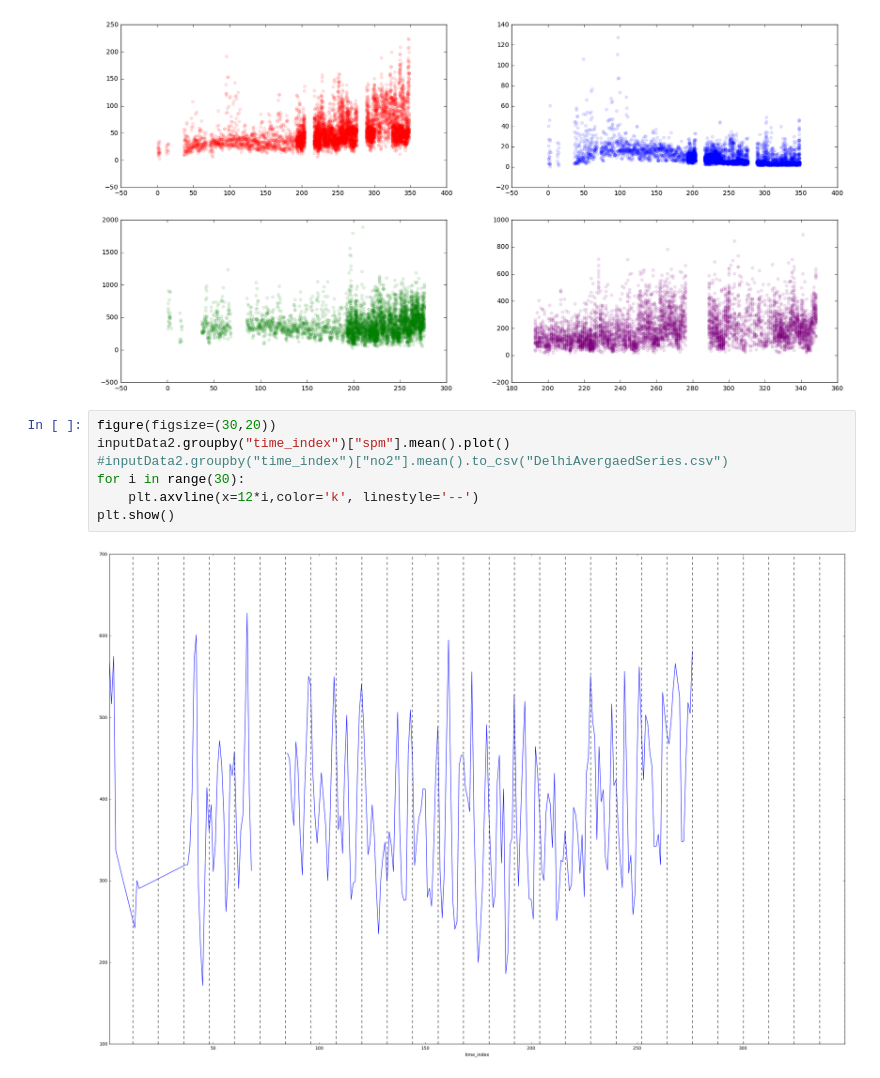
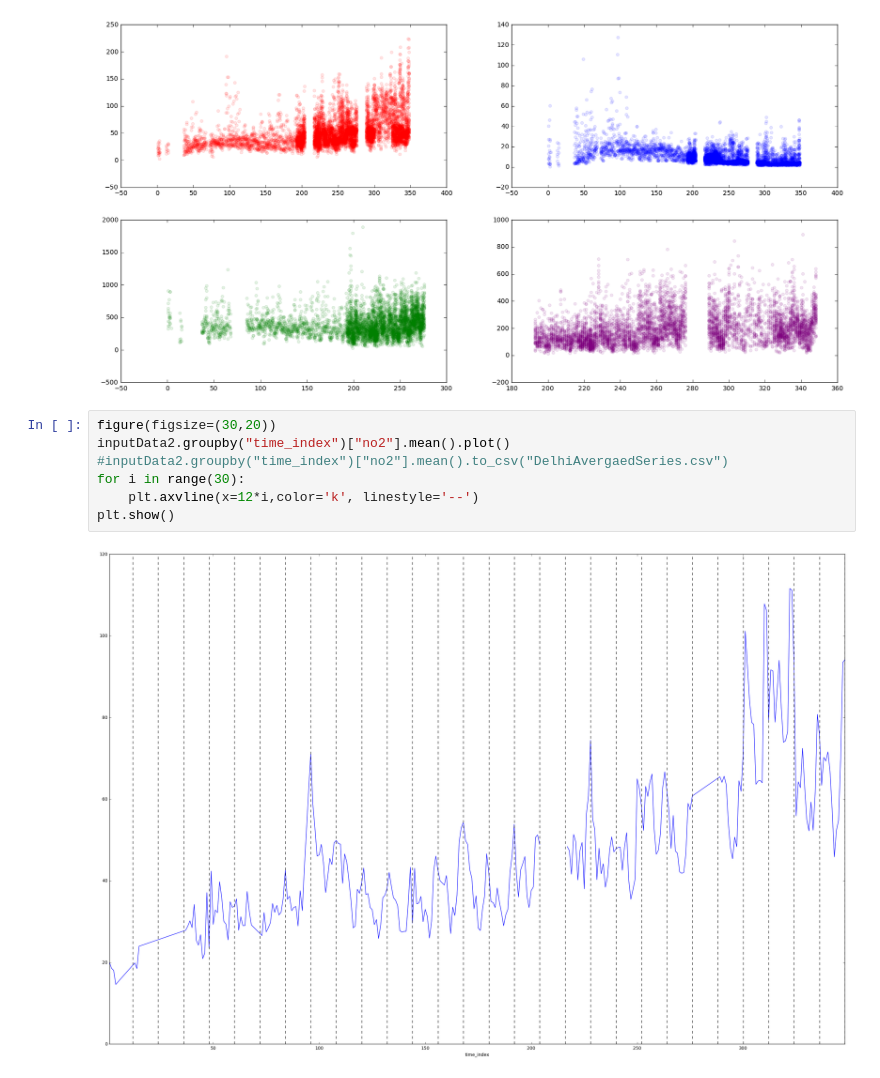
Before and after one commit to avsquare/AirPollutionForecasting, a Jupyter notebook: Untitled-Copy1.ipynb, the cells around one changed output. Cells and saved outputs as stored; diff of their text form.

```diff
--- a/Untitled-Copy1.ipynb
+++ b/Untitled-Copy1.ipynb
@@ -94,10 +94,10 @@ plt.show()
 [figure]
 # %%
 figure(figsize=(30,20))
-inputData2.groupby("time_index")["spm"].mean().plot()
+inputData2.groupby("time_index")["no2"].mean().plot()
 #inputData2.groupby("time_index")["no2"].mean().to_csv("DelhiAvergaedSeries.csv")
 for i in range(30):
     plt.axvline(x=12*i,color='k', linestyle='--')
 plt.show()
 # %% [output]
-[figure, old version]
+[figure, new version]
```
